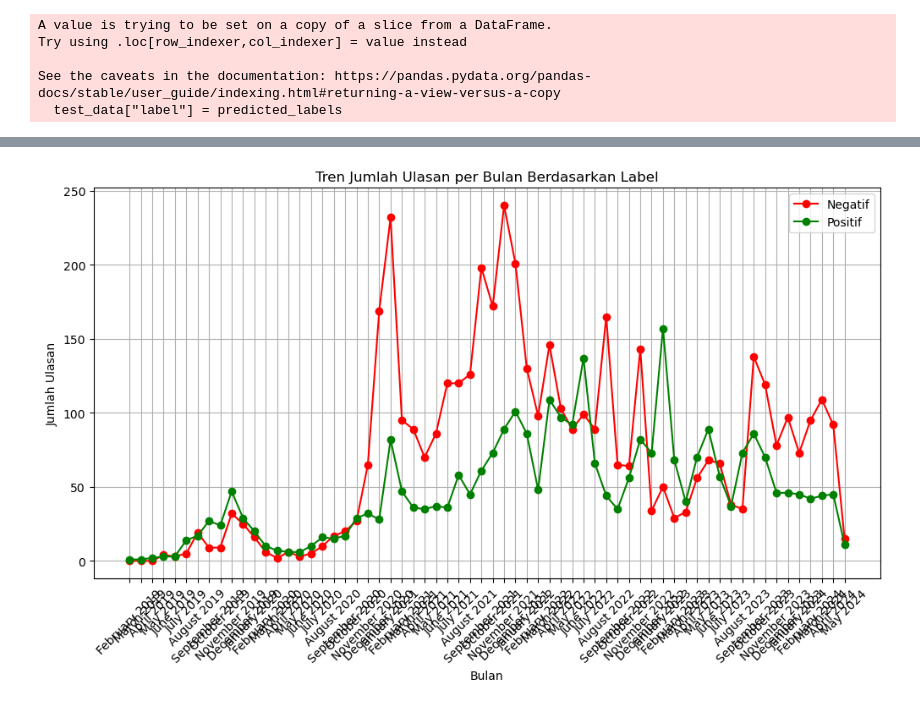
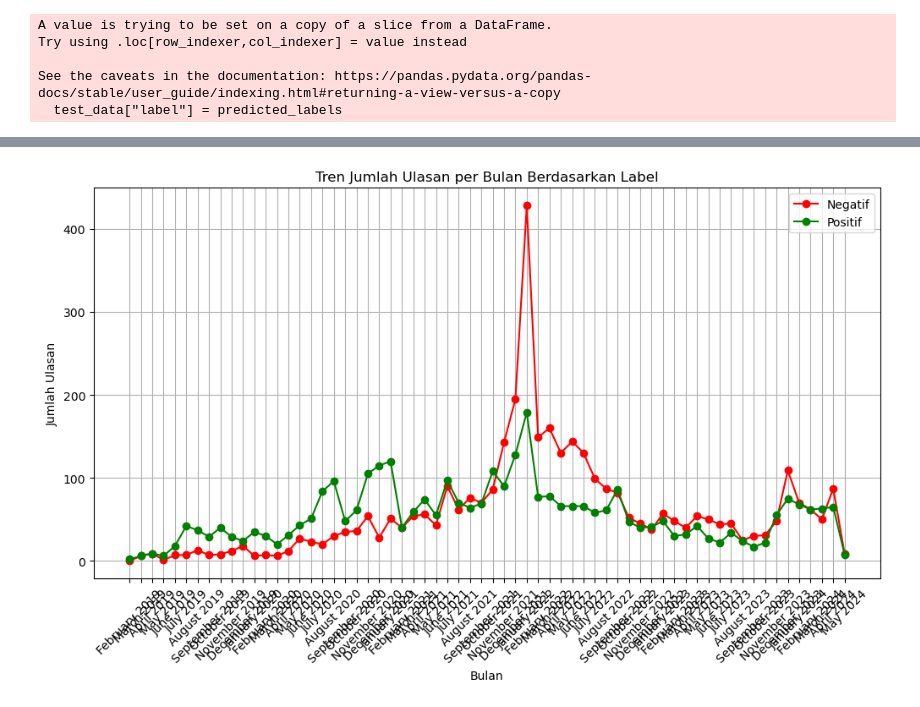
Before and after one commit to miasetya12/Big-Data, a Jupyter notebook: 04. Model Naivebayes.ipynb, the cells around one changed output, grey strips where cells are left out. Drawn from its saved outputs; the diff is of its cells as text; code cells hidden in the pictures.

```diff
--- a/04. Model Naivebayes.ipynb
+++ b/04. Model Naivebayes.ipynb
@@ -240,32 +242,32 @@ df = pd.read_excel("hasiltesting.xlsx")
 df['at'] = pd.to_datetime(df['at'])
 
 # Mengatur kolom "review_date" sebagai indeks dataframe
 df.set_index('at', inplace=True)
 
 # Mengganti nilai label menjadi "Positif", "Netral", dan "Negatif"
-label_mapping = {1: 'Positif', -1: 'Negatif'}
+label_mapping = {2: 'Positif', 1: 'Negatif'}
 df['label'] = df['label'].map(label_mapping)
 
 # Menghitung jumlah ulasan per bulan berdasarkan label
 monthly_reviews = df.groupby([pd.Grouper(freq='M'), 'label']).size().unstack().fillna(0)
 
 # Membuat line chart untuk tren jumlah ulasan per bulan berdasarkan label
 plt.figure(figsize=(12, 6))
 labels = ['Negatif', 'Positif']
 colors = ['red',  'green']
 x_values = range(len(monthly_reviews.index))
 for i, (label, color) in enumerate(zip(labels, colors)):  # Menambahkan variabel i
     plt.plot(x_values, monthly_reviews[label], marker='o', label=label, color=color)  # Menggunakan x_values
 
 plt.title('Tren Jumlah Ulasan per Bulan Berdasarkan Label')
 plt.xlabel('Bulan')
 plt.ylabel('Jumlah Ulasan')
 
 # Mengatur sumbu x dengan rentang bulan dan tahun yang sesuai
 plt.xticks(x_values, [d.strftime('%B %Y') for d in monthly_reviews.index], rotation=45)  # Menggunakan x_values dan monthly_reviews.index
 
 plt.legend()
 plt.grid(True)
 plt.show()
 # %% [output]
-[figure, old version]
+[figure, new version]
```
Also changed, not shown: parts of 12 cells of this notebook, 22 other files.
